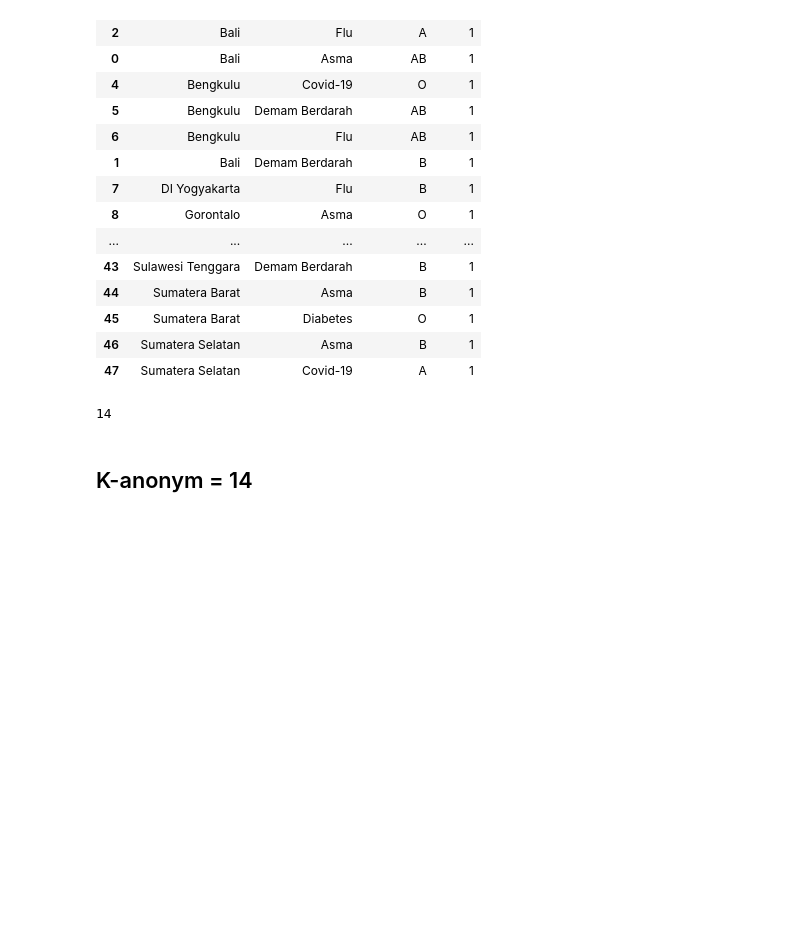
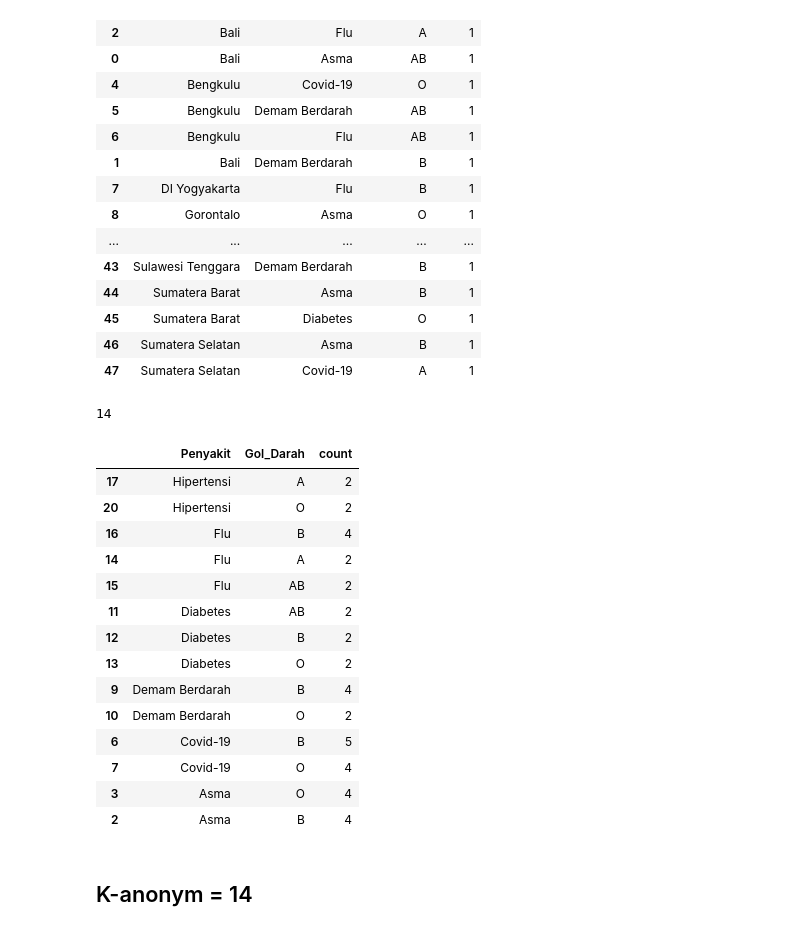
Before and after one commit to diosamuel/data_anonym_task, a Jupyter notebook: DataAnonymity.ipynb, the cells around one changed output. Drawn from its saved outputs; the diff is of its cells as text; code cells hidden in the pictures; blank space fills up the shorter version.

```diff
--- a/DataAnonymity.ipynb
+++ b/DataAnonymity.ipynb
@@ -695,6 +695,24 @@ df = group_counts[group_counts["count"]>1]
 len(df.sort_values(by="Penyakit", ascending=False))
 # %% [output]
 14
+# %%
+df.sort_values(by="Penyakit", ascending=False)
+# %% [output]
+|  | Penyakit | Gol_Darah | count |
+| 17 | Hipertensi | A | 2 |
+| 20 | Hipertensi | O | 2 |
+| 16 | Flu | B | 4 |
+| 14 | Flu | A | 2 |
+| 15 | Flu | AB | 2 |
+| 11 | Diabetes | AB | 2 |
+| 12 | Diabetes | B | 2 |
+| 13 | Diabetes | O | 2 |
+| 9 | Demam Berdarah | B | 4 |
+| 10 | Demam Berdarah | O | 2 |
+| 6 | Covid-19 | B | 5 |
+| 7 | Covid-19 | O | 4 |
+| 3 | Asma | O | 4 |
+| 2 | Asma | B | 4 |
 # %% [markdown]
 ## K-anonym = 14
 # %%
```
Also changed, not shown: parts of 3 cells of this notebook.
